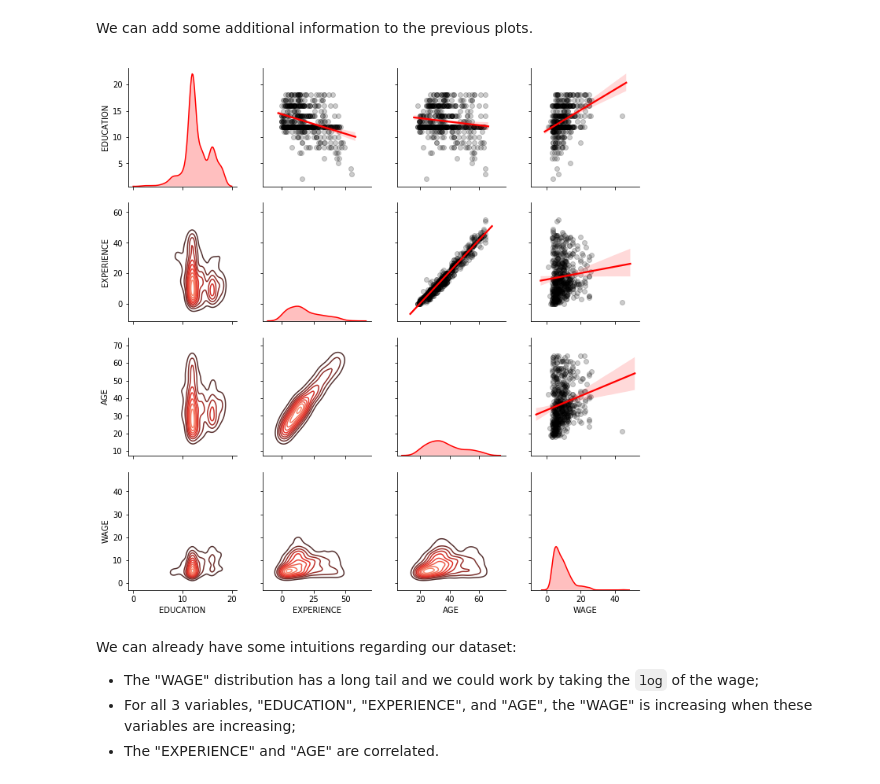
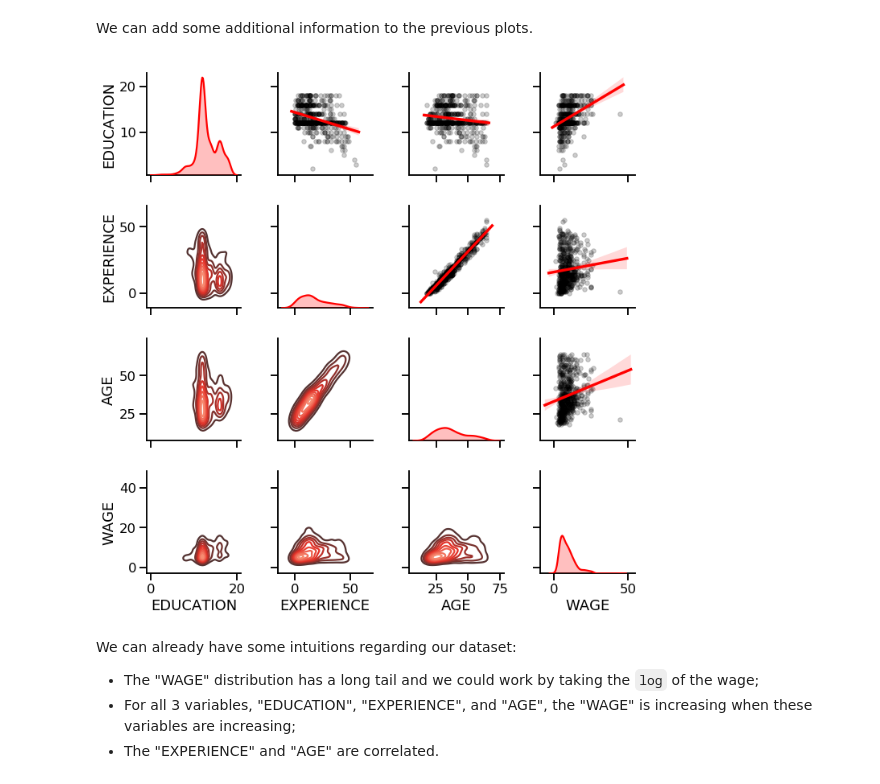
Before and after one commit to glemaitre/scikit-learn-workshop-2019, a Jupyter notebook: notebook.ipynb, the cells around one changed output. Drawn from its saved outputs; the diff is of its cells as text; code cells hidden in the pictures.

```diff
--- a/notebook.ipynb
+++ b/notebook.ipynb
@@ -1,2 +1,5 @@
 # %%
 %matplotlib inline
+# %%
+import seaborn as sns
+sns.set_context('talk')
@@ -65,13 +69,13 @@ We can add some additional information to the previous plots.
 # %%
 g = sns.PairGrid(censing.data)
 g = g.map_upper(
-    sns.regplot, scatter_kws={"color": "black", "alpha": 0.2},
+    sns.regplot, scatter_kws={"color": "black", "alpha": 0.2, "s": 30},
     line_kws={"color": "red"}
 )
 g = g.map_lower(sns.kdeplot, cmap="Reds_d")
 g = g.map_diag(sns.kdeplot, shade=True, color='r')
 # %% [output]
-[figure, old version]
+[figure, new version]
 # %% [markdown]
 We can already have some intuitions regarding our dataset:
 
```
Also changed, not shown: parts of 66 cells of this notebook.
